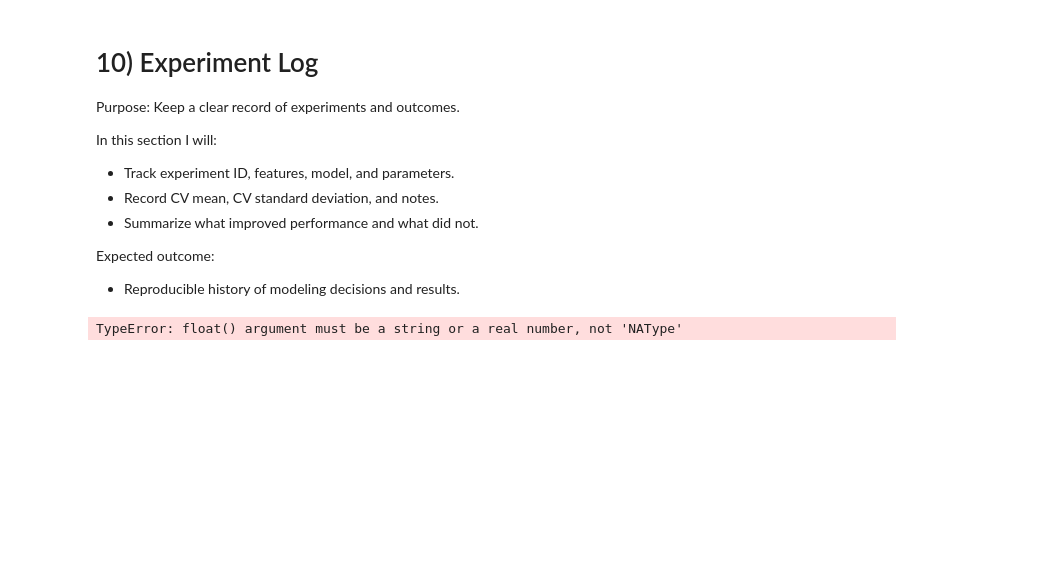
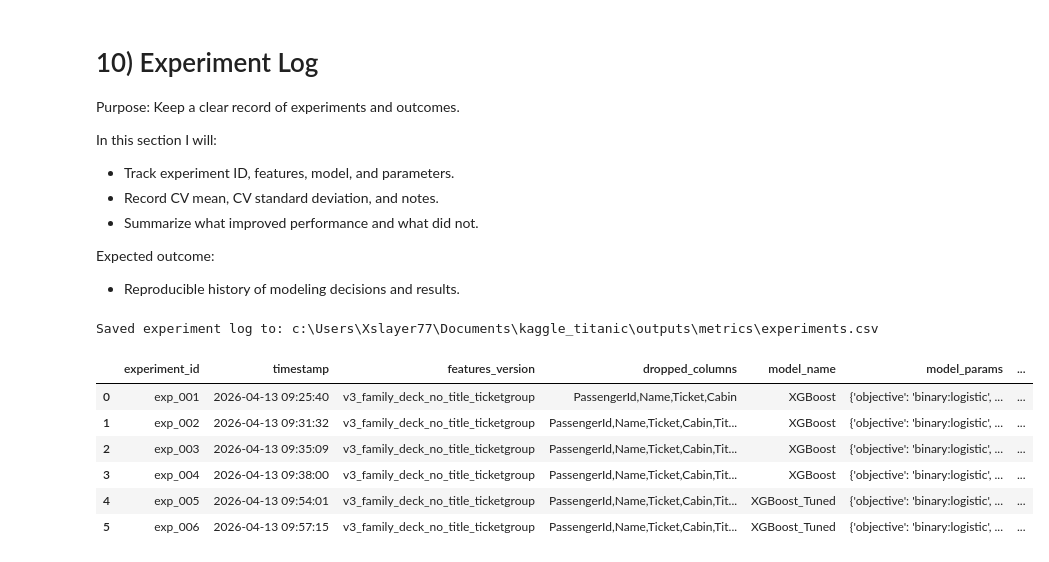
Before and after one commit to modalsaeed/kaggle_titanic, a Jupyter notebook: notebook/main.ipynb, the cells around one changed output. Saved outputs shown, nothing was run; the diff lists cells and outputs as text; code cells hidden in the pictures; blank space fills up the shorter version.

```diff
--- a/notebook/main.ipynb
+++ b/notebook/main.ipynb
@@ -866,32 +891,43 @@ if not EXPERIMENT_LOG_PATH.exists():
         "cv_mean_accuracy",
         "cv_std_accuracy",
         "public_lb_score",
         "notes"
     ])
     empty_log.to_csv(EXPERIMENT_LOG_PATH, index=False)
 
 # Load current log
 experiment_log = pd.read_csv(EXPERIMENT_LOG_PATH)
 
 # Build one new experiment row (edit these each run)
 new_row = {
     "experiment_id": f"exp_{len(experiment_log) + 1:03d}",
     "timestamp": datetime.now().strftime("%Y-%m-%d %H:%M:%S"),
     "features_version": "v3_family_deck_no_title_ticketgroup",
     "dropped_columns": ",".join(cols_to_drop_train),
     "model_name": best_model_name,
     "model_params": str(models[best_model_name].get_params()),
     "cv_mean_accuracy": round(float(comparison_df.loc[comparison_df["Model"] == best_model_name, "CV Mean Accuracy"].iloc[0]), 6),
-    "cv_std_accuracy": round(float(comparison_df.loc[comparison_df["Model"] == best_model_name, "CV Std"].iloc[0]), 6),
+    "cv_std_accuracy": (
+        None
+        if pd.isna(comparison_df.loc[comparison_df["Model"] == best_model_name, "CV Std"].iloc[0])
+        else round(float(comparison_df.loc[comparison_df["Model"] == best_model_name, "CV Std"].iloc[0]), 6)
+    ),
     "public_lb_score": None,   # fill after Kaggle submission
     "notes": "Dropped Title and TicketGroupSize; XGBoost selected by CV."
 }
 
 # Append and save
 experiment_log = pd.concat([experiment_log, pd.DataFrame([new_row])], ignore_index=True)
 experiment_log.to_csv(EXPERIMENT_LOG_PATH, index=False)
 
 print(f"Saved experiment log to: {EXPERIMENT_LOG_PATH}")
 display(experiment_log.tail(10))
 # %% [output]
-TypeError: float() argument must be a string or a real number, not 'NAType'
+Saved experiment log to: c:\Users\Xslayer77\Documents\kaggle_titanic\outputs\metrics\experiments.csv
+|  | experiment_id | timestamp | features_version | dropped_columns | model_name | model_params | ... |
+| 0 | exp_001 | 2026-04-13 09:25:40 | v3_family_deck_no_title_ticketgroup | PassengerId,Name,Ticket,Cabin | XGBoost | {'objective': 'binary:logistic', ... | ... |
+| 1 | exp_002 | 2026-04-13 09:31:32 | v3_family_deck_no_title_ticketgroup | PassengerId,Name,Ticket,Cabin,Tit... | XGBoost | {'objective': 'binary:logistic', ... | ... |
+| 2 | exp_003 | 2026-04-13 09:35:09 | v3_family_deck_no_title_ticketgroup | PassengerId,Name,Ticket,Cabin,Tit... | XGBoost | {'objective': 'binary:logistic', ... | ... |
+| 3 | exp_004 | 2026-04-13 09:38:00 | v3_family_deck_no_title_ticketgroup | PassengerId,Name,Ticket,Cabin,Tit... | XGBoost | {'objective': 'binary:logistic', ... | ... |
+| 4 | exp_005 | 2026-04-13 09:54:01 | v3_family_deck_no_title_ticketgroup | PassengerId,Name,Ticket,Cabin,Tit... | XGBoost_Tuned | {'objective': 'binary:logistic', ... | ... |
+| 5 | exp_006 | 2026-04-13 09:57:15 | v3_family_deck_no_title_ticketgroup | PassengerId,Name,Ticket,Cabin,Tit... | XGBoost_Tuned | {'objective': 'binary:logistic', ... | ... |
```
Also changed, not shown: parts of 2 cells of this notebook.
